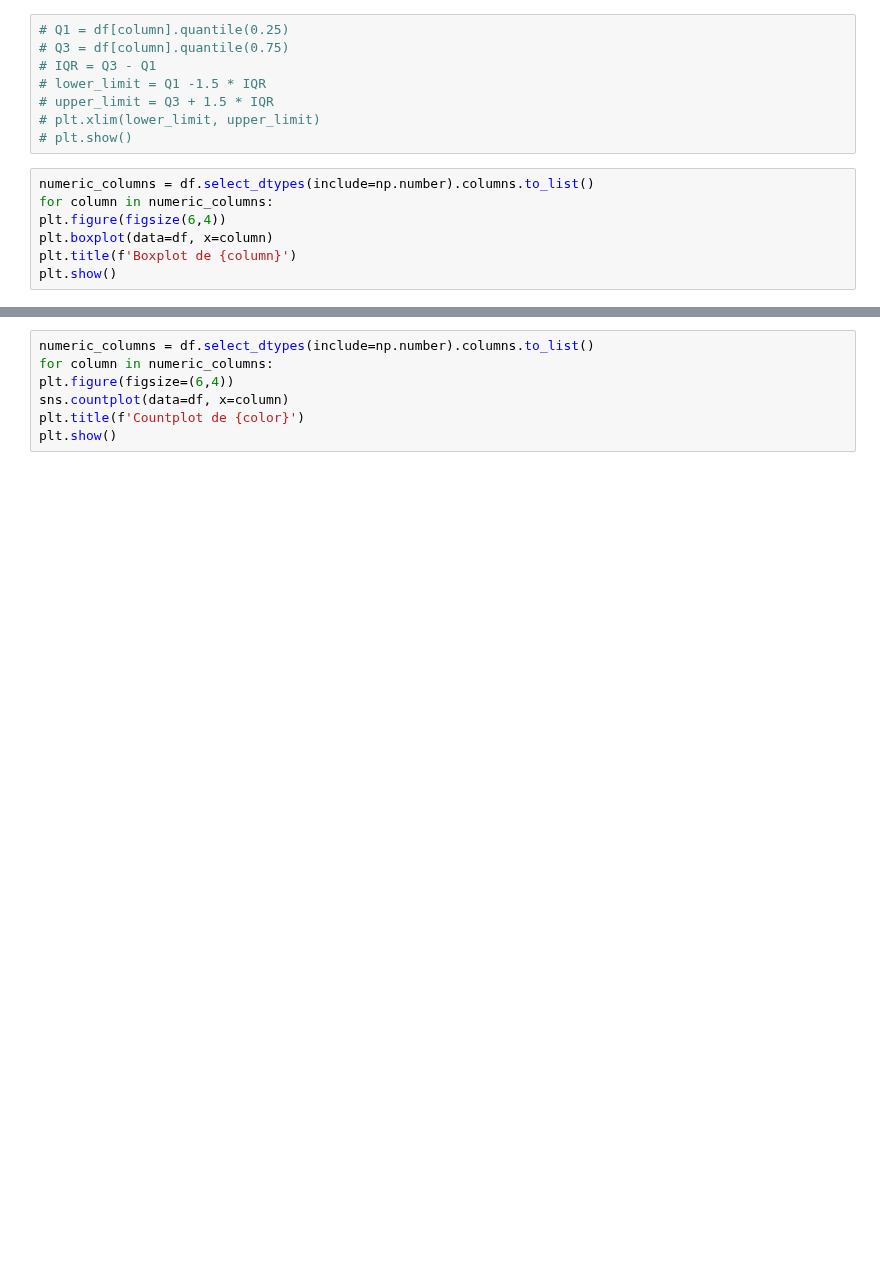
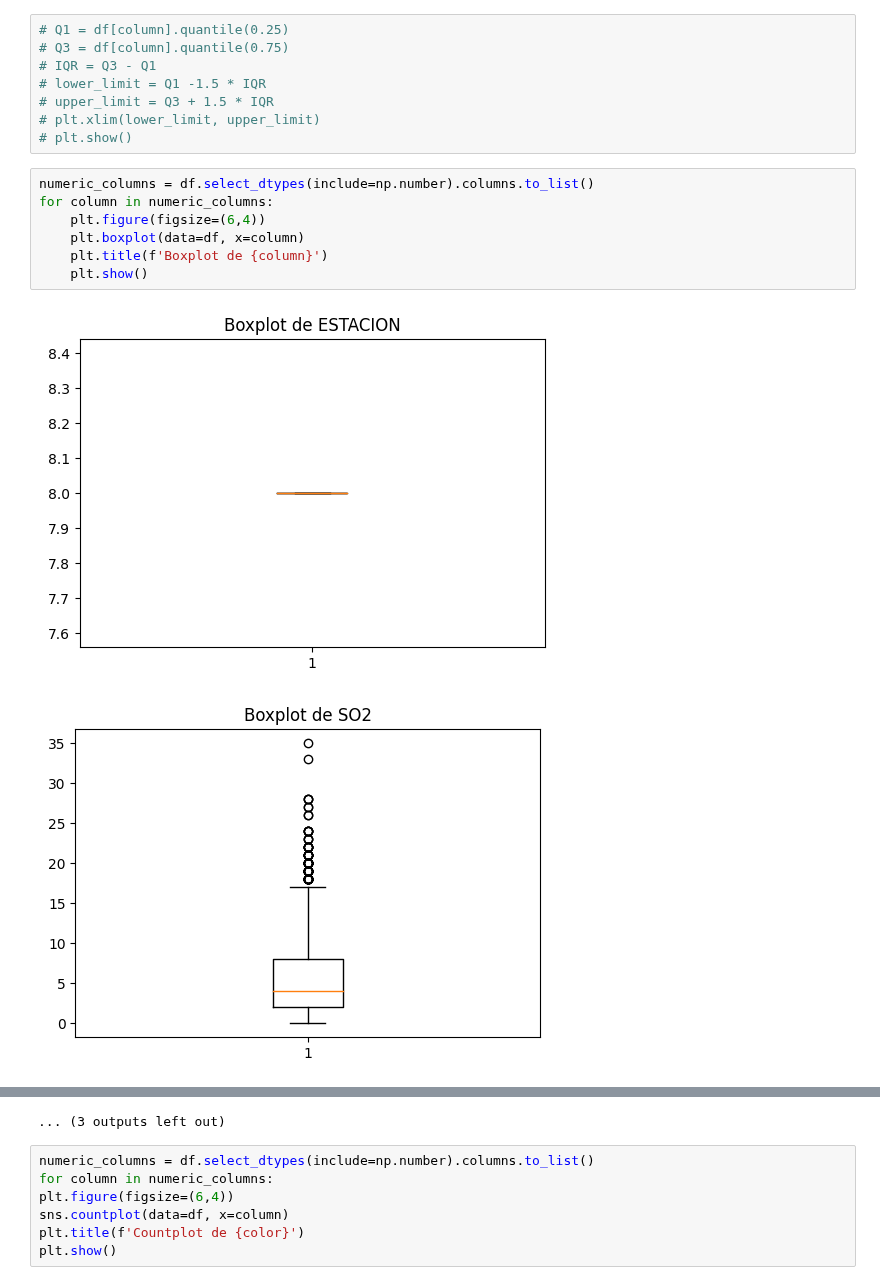
Before and after one commit to EmmaMontalban/grupo1_analisis, a Jupyter notebook: notebooks/6.Analisis_multivariante.ipynb, the cells around one changed output, grey strips where cells are left out. Cells and saved outputs as stored; diff of their text form; blank space fills up the shorter version.

```diff
--- a/notebooks/6.Analisis_multivariante.ipynb
+++ b/notebooks/6.Analisis_multivariante.ipynb
@@ -88,7 +87,10 @@ for column in numeric_columns:
 # %%
 numeric_columns = df.select_dtypes(include=np.number).columns.to_list()
 for column in numeric_columns:
-plt.figure(figsize(6,4))
-plt.boxplot(data=df, x=column)
-plt.title(f'Boxplot de {column}')
-plt.show()
+    plt.figure(figsize=(6,4))
+    plt.boxplot(data=df, x=column)
+    plt.title(f'Boxplot de {column}')
+    plt.show()
+# %% [output]
+[figure, added]
+[figure, added]
@@ -95,3 +107,4 @@ plt.show()
+... (3 outputs left out)
 # %%
 numeric_columns = df.select_dtypes(include=np.number).columns.to_list()
 for column in numeric_columns:
```
Also changed, not shown: parts of 4 cells of this notebook.
